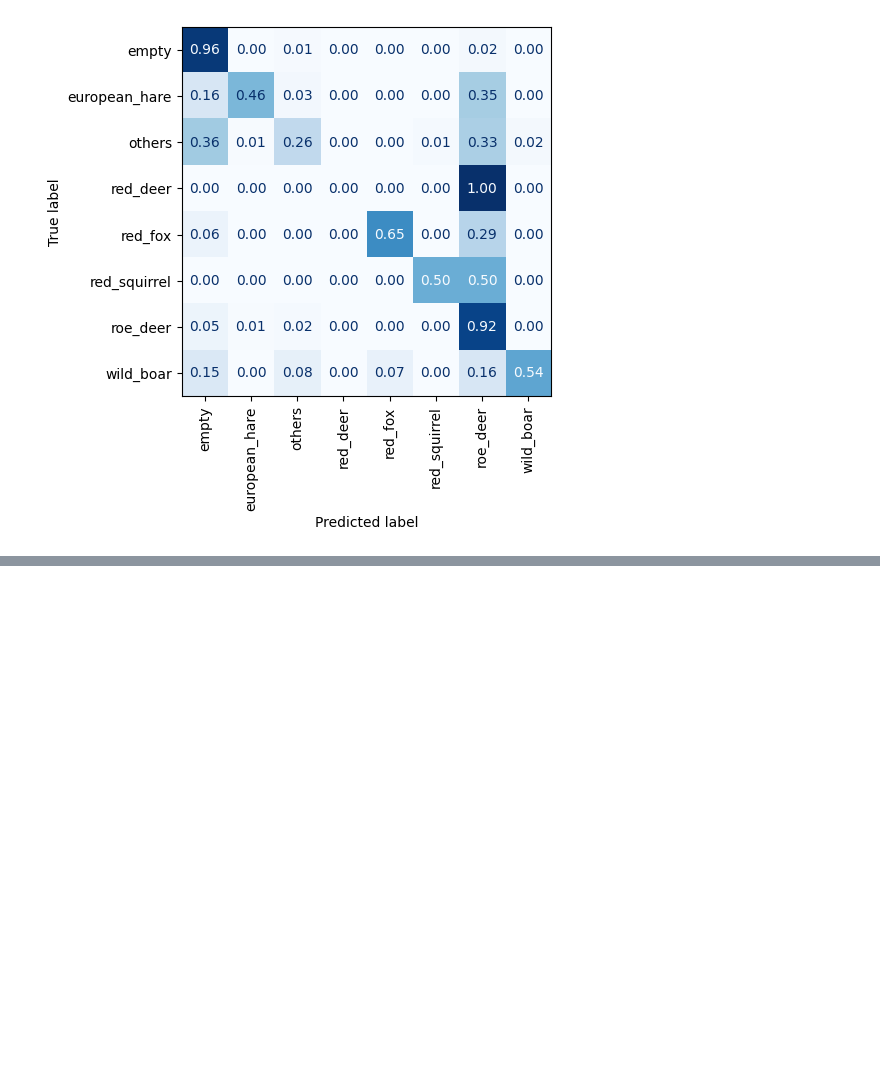
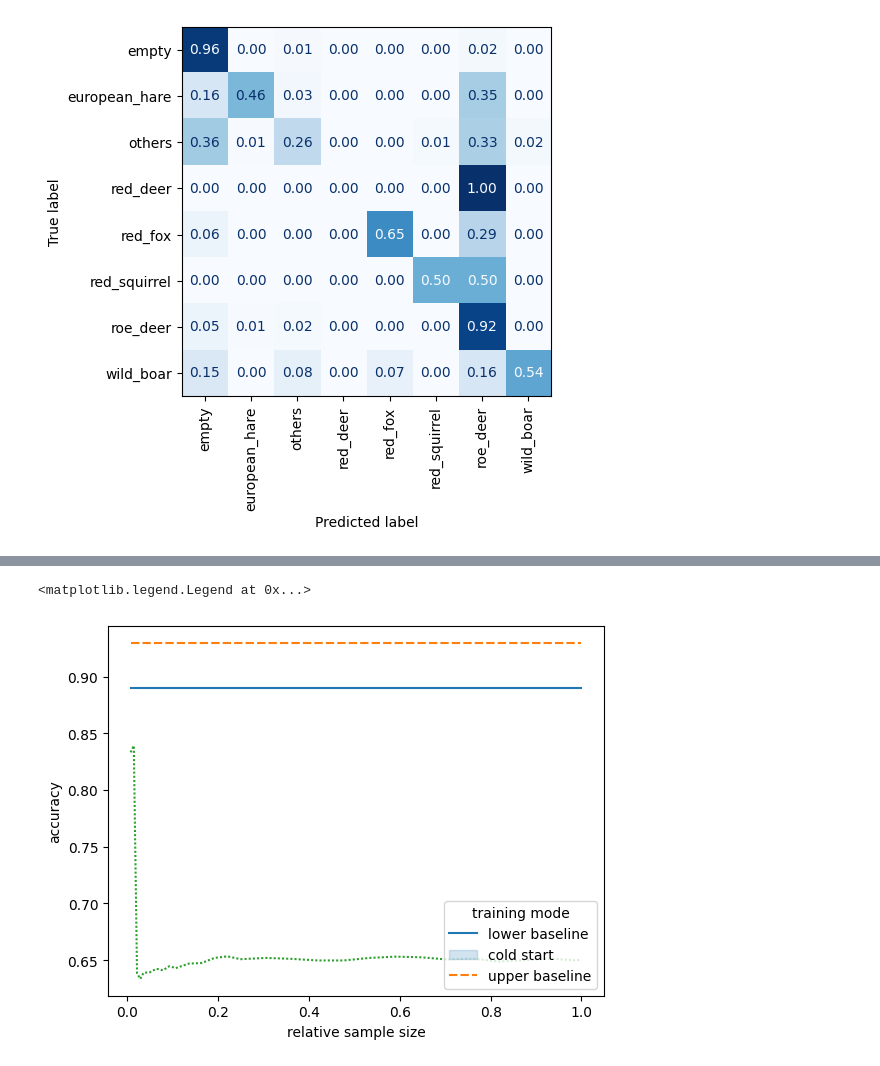
Before and after one commit to slds-lmu/wildlife-experiments, a Jupyter notebook: results_light.ipynb, the cells around one changed output, grey strips where cells are left out. Drawn from its saved outputs; the diff is of its cells as text; code cells hidden in the pictures; blank space fills up the shorter version.

Commit message:
visualze al

```diff
--- a/results_light.ipynb
+++ b/results_light.ipynb
@@ -259,2 +295,4 @@ rows_oos_multiclass.append(
+# %%
+acc_al_lower_limit, rec_al_lower_limit = rows[0][0], rows[0][1]
 # %%
 df_oos_multiclass = pd.DataFrame(
@@ -299,6 +337,17 @@ european_hare       0.68      0.46      0.55        37
 [figure]
 # %% [markdown]
 ## ACTIVE LEARNING
+# %%
+y_true = results_active_optimal_avg['truth_imgs_ppl']
+y_pred = [np.argmax(v) for v in results_active_optimal_avg['preds_imgs_ppl']]
+report_dict = classification_report(
+    y_true=y_true,
+    y_pred=y_pred,
+    target_names=list(LABEL_MAP.keys()),
+    output_dict=True,
+    zero_division=0
+)
+acc_al_upper_limit, rec_al_upper_limit = report_dict['accuracy'], report_dict['weighted avg']['precision']
 # %%
 print(  # Figure 5
     classification_report(
@@ -442,0 +443,35 @@ european_hare       1.00      0.62      0.77        37
+# %%
+# create data for plot
+al_perf_acc = {
+    'relative_size': batch_sizes_cs,
+    'acc_lower_limit': [acc_al_lower_limit for _ in range(len(acc_coldstart))],
+    'acc_upper_limit': [acc_al_upper_limit for _ in range(len(acc_coldstart))],
+    'acc_coldstart': acc_coldstart,
+#     'acc_warmstart': acc_warmstart
+}
+al_perf_rec = {
+    'relative_size': batch_sizes_cs,
+    'rec_lower_limit': [rec_al_lower_limit for _ in range(len(acc_coldstart))],
+    'rec_upper_limit': [rec_al_upper_limit for _ in range(len(acc_coldstart))],
+    'rec_coldstart': rec_coldstart,
+#     'rec_warmstart': rec_warmstart
+}
+al_perf_acc_pd = pd.DataFrame(al_perf_acc)
+al_perf_rec_pd = pd.DataFrame(al_perf_rec)
+# %%
+plt = sns.lineplot(
+    data=pd.melt(al_perf_acc_pd, id_vars='relative_size'),
+    x='relative_size',
+    y='value',
+    hue='variable',
+    style='variable'
+)
+plt.set(xlabel='relative sample size', ylabel='accuracy')
+plt.legend(
+    title='training mode',
+    loc='lower right',
+    labels=['lower baseline', 'cold start', 'upper baseline']  # , 'warm start']
+)
+# %% [output]
+<matplotlib.legend.Legend at 0x...>
+[figure, added]
```
Also changed, not shown: parts of 16 cells of this notebook, 2 other files.
